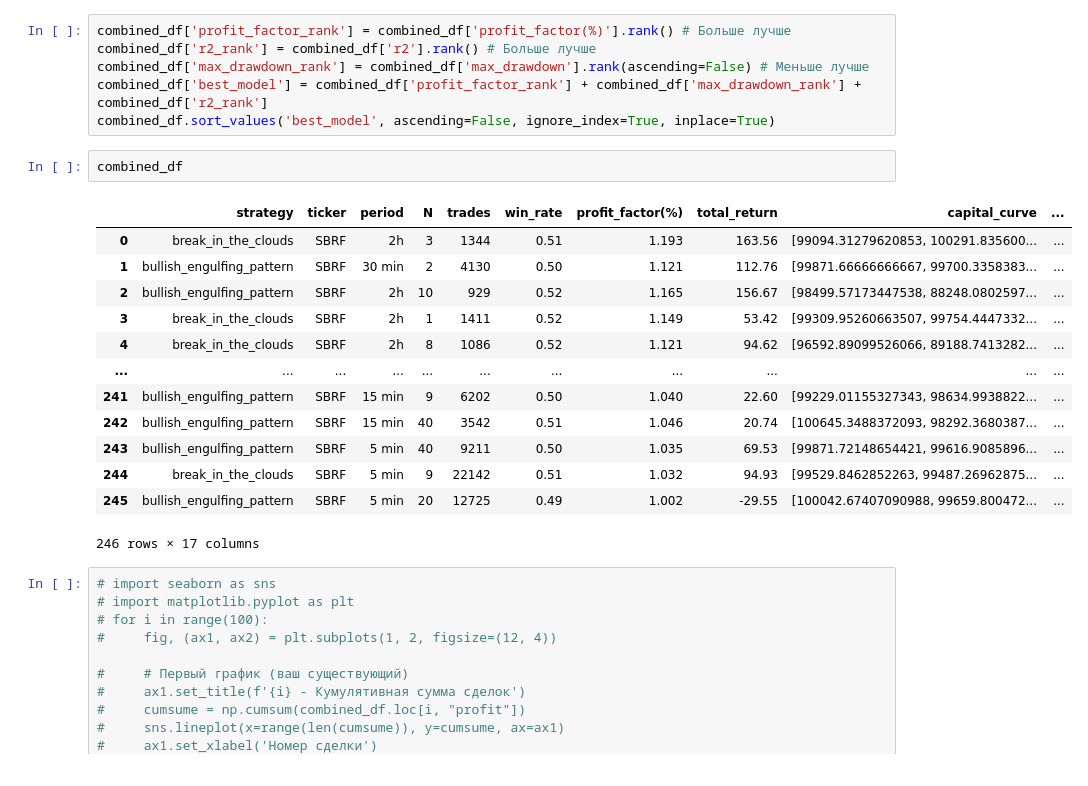
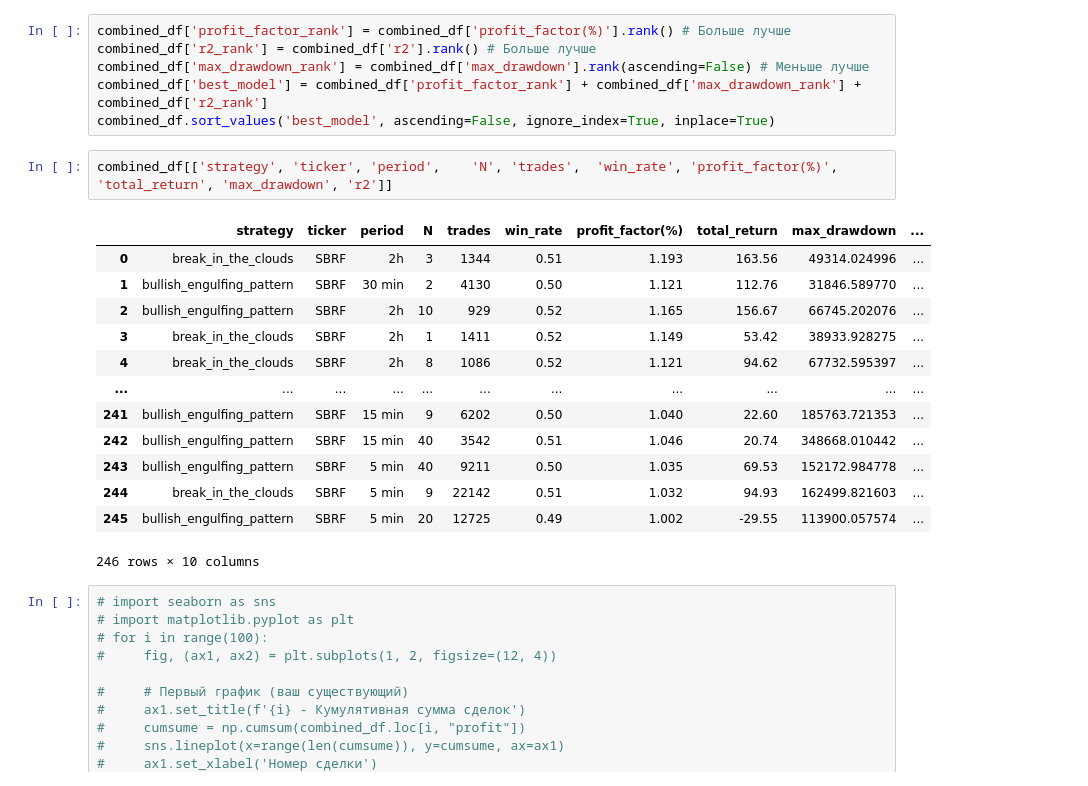
Before and after one commit to AlexKosuhin/AlgoTrading, a Jupyter notebook: classification.ipynb, the cells around one changed output. Cells and saved outputs as stored; diff of their text form.

```diff
--- a/classification.ipynb
+++ b/classification.ipynb
@@ -382,21 +382,21 @@ combined_df['max_drawdown_rank'] = combined_df['max_drawdown'].rank(ascending=Fa
 combined_df['best_model'] = combined_df['profit_factor_rank'] + combined_df['max_drawdown_rank'] + combined_df['r2_rank']
 combined_df.sort_values('best_model', ascending=False, ignore_index=True, inplace=True)
 # %%
-combined_df
+combined_df[['strategy', 'ticker', 'period',	'N', 'trades',	'win_rate',	'profit_factor(%)',	'total_return', 'max_drawdown',	'r2']]
 # %% [output]
-|  | strategy | ticker | period | N | trades | win_rate | profit_factor(%) | total_return | capital_curve | ... |
-| 0 | break_in_the_clouds | SBRF | 2h | 3 | 1344 | 0.51 | 1.193 | 163.56 | [99094.31279620853, 100291.835600... | ... |
-| 1 | bullish_engulfing_pattern | SBRF | 30 min | 2 | 4130 | 0.50 | 1.121 | 112.76 | [99871.66666666667, 99700.3358383... | ... |
-| 2 | bullish_engulfing_pattern | SBRF | 2h | 10 | 929 | 0.52 | 1.165 | 156.67 | [98499.57173447538, 88248.0802597... | ... |
-| 3 | break_in_the_clouds | SBRF | 2h | 1 | 1411 | 0.52 | 1.149 | 53.42 | [99309.95260663507, 99754.4447332... | ... |
-| 4 | break_in_the_clouds | SBRF | 2h | 8 | 1086 | 0.52 | 1.121 | 94.62 | [96592.89099526066, 89188.7413282... | ... |
+|  | strategy | ticker | period | N | trades | win_rate | profit_factor(%) | total_return | max_drawdown | ... |
+| 0 | break_in_the_clouds | SBRF | 2h | 3 | 1344 | 0.51 | 1.193 | 163.56 | 49314.024996 | ... |
+| 1 | bullish_engulfing_pattern | SBRF | 30 min | 2 | 4130 | 0.50 | 1.121 | 112.76 | 31846.589770 | ... |
+| 2 | bullish_engulfing_pattern | SBRF | 2h | 10 | 929 | 0.52 | 1.165 | 156.67 | 66745.202076 | ... |
+| 3 | break_in_the_clouds | SBRF | 2h | 1 | 1411 | 0.52 | 1.149 | 53.42 | 38933.928275 | ... |
+| 4 | break_in_the_clouds | SBRF | 2h | 8 | 1086 | 0.52 | 1.121 | 94.62 | 67732.595397 | ... |
 | ... | ... | ... | ... | ... | ... | ... | ... | ... | ... | ... |
-| 241 | bullish_engulfing_pattern | SBRF | 15 min | 9 | 6202 | 0.50 | 1.040 | 22.60 | [99229.01155327343, 98634.9938822... | ... |
-| 242 | bullish_engulfing_pattern | SBRF | 15 min | 40 | 3542 | 0.51 | 1.046 | 20.74 | [100645.3488372093, 98292.3680387... | ... |
-| 243 | bullish_engulfing_pattern | SBRF | 5 min | 40 | 9211 | 0.50 | 1.035 | 69.53 | [99871.72148654421, 99616.9085896... | ... |
-| 244 | break_in_the_clouds | SBRF | 5 min | 9 | 22142 | 0.51 | 1.032 | 94.93 | [99529.8462852263, 99487.26962875... | ... |
-| 245 | bullish_engulfing_pattern | SBRF | 5 min | 20 | 12725 | 0.49 | 1.002 | -29.55 | [100042.67407090988, 99659.800472... | ... |
+| 241 | bullish_engulfing_pattern | SBRF | 15 min | 9 | 6202 | 0.50 | 1.040 | 22.60 | 185763.721353 | ... |
+| 242 | bullish_engulfing_pattern | SBRF | 15 min | 40 | 3542 | 0.51 | 1.046 | 20.74 | 348668.010442 | ... |
+| 243 | bullish_engulfing_pattern | SBRF | 5 min | 40 | 9211 | 0.50 | 1.035 | 69.53 | 152172.984778 | ... |
+| 244 | break_in_the_clouds | SBRF | 5 min | 9 | 22142 | 0.51 | 1.032 | 94.93 | 162499.821603 | ... |
+| 245 | bullish_engulfing_pattern | SBRF | 5 min | 20 | 12725 | 0.49 | 1.002 | -29.55 | 113900.057574 | ... |
-246 rows × 17 columns
+246 rows × 10 columns
 # %%
 # import seaborn as sns
 # import matplotlib.pyplot as plt
```
Also changed, not shown: parts of 41 cells of this notebook.
